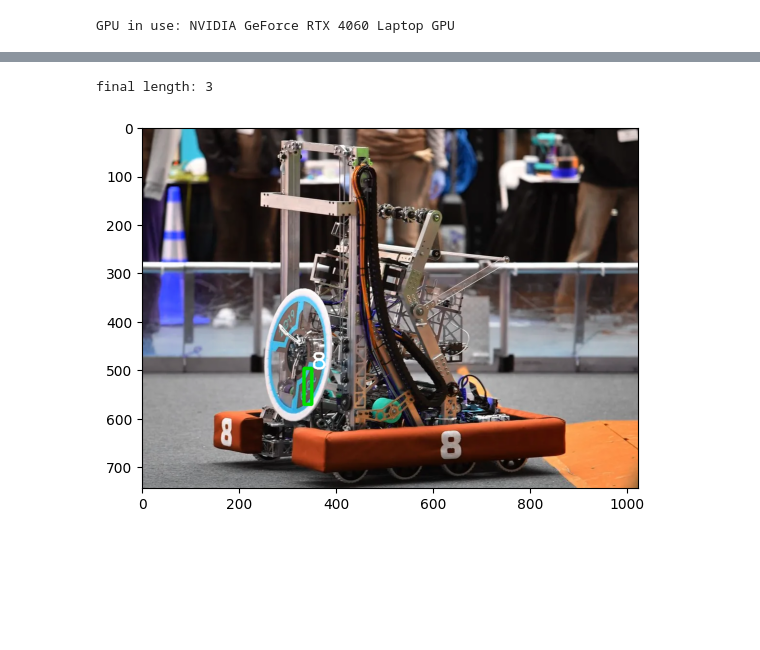
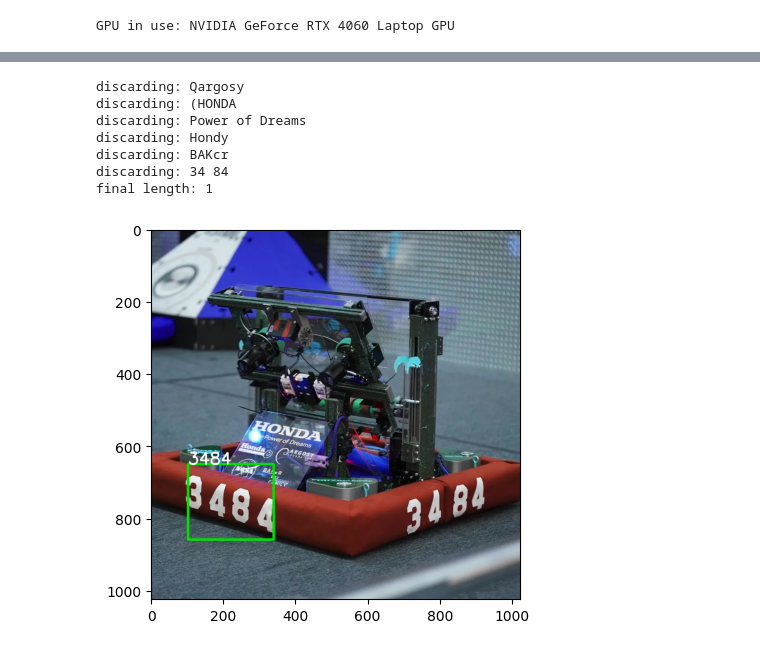
Before and after one commit to ltcolscotty/ocrproj1, a Jupyter notebook: Test.ipynb, the cells around one changed output, grey strips where cells are left out. Saved outputs shown, nothing was run; the diff lists cells and outputs as text; code cells hidden in the pictures; blank space fills up the shorter version.

```diff
--- a/Test.ipynb
+++ b/Test.ipynb
@@ -19,6 +19,6 @@ else:
 # %% [output]
 GPU in use: NVIDIA GeForce RTX 4060 Laptop GPU
 # %%
-IMAGE_PATH = (f"{cwd}\images\8_12.webp")
+IMAGE_PATH = (f"{cwd}\images\\3484_3.webp")
 IMAGE_PATH
 # %% [output]
@@ -38,33 +47,42 @@ result
 # %%
-#Change to view different labeled parts
-index_view = 2
-
 bottom_right_list = list()
 top_left_list = list()
 index_list = list()
 answer_list = list()
 
+
+img = cv2.imread(IMAGE_PATH)
+
+#Print results
 if not result:
     print("Empty Results List")
-
 else:
     for index, item in enumerate(result):
         if result[index][1].isdigit():
             bottom_right_list.append(tuple(result[index][0][2]))
             top_left_list.append(tuple(result[index][0][0]))
             answer_list.append(result[index][1])
         else:
             print(f"discarding: {result[index][1]}")
 
+        #Display Settings
+        font = cv2.FONT_HERSHEY_SIMPLEX
+
+        #Add labels
+        for idx, answer in enumerate(answer_list):
+            img = cv2.rectangle(img, tuple(map(int, top_left_list[idx])), tuple(map(int, bottom_right_list[idx])), (0, 225, 0), 5)
+            img = cv2.putText(img, answer_list[idx], tuple(map(int, top_left_list[idx])), font, 1.5, (255, 255, 255), 3)
+
+#Display image
 print(f"final length: {len(answer_list)}")
-
-font = cv2.FONT_HERSHEY_SIMPLEX
-
-img = cv2.imread(IMAGE_PATH)
-img = cv2.rectangle(img, tuple(map(int, top_left_list[index_view])), tuple(map(int, bottom_right_list[index_view])), (0, 225, 0), 5)
-img = cv2.putText(img, answer_list[index_view], tuple(map(int, top_left_list[index_view])), font, 1.5, (255, 255, 255), 3)
 plt.imshow(img)
 plt.show()
 # %% [output]
-final length: 3
+discarding: Qargosy
+discarding: (HONDA
+discarding: Power of Dreams
+discarding: Hondy
+discarding: BAKcr
+discarding: 34 84
+final length: 1
-[figure, old version]
+[figure, new version]
```
Also changed, not shown: parts of 2 cells of this notebook.
